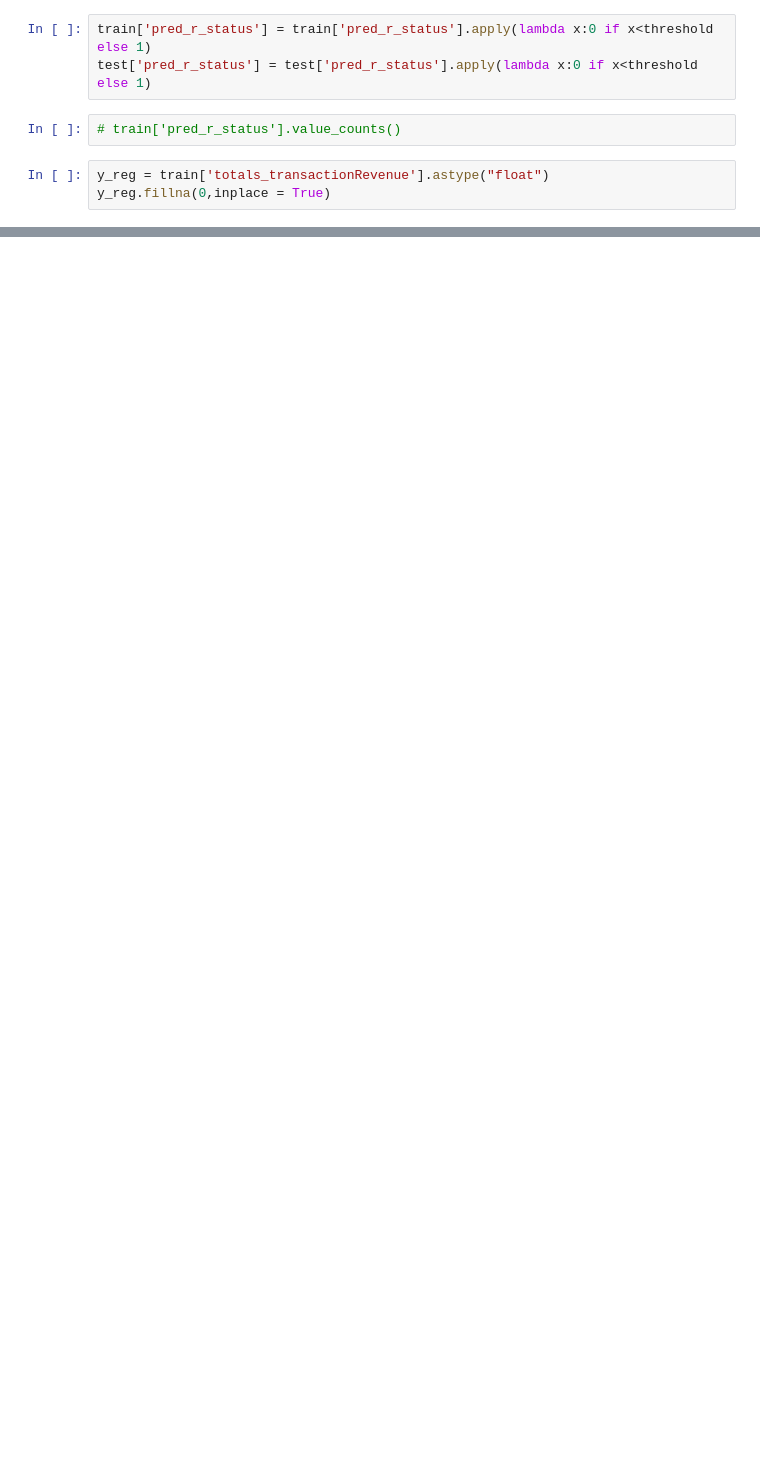
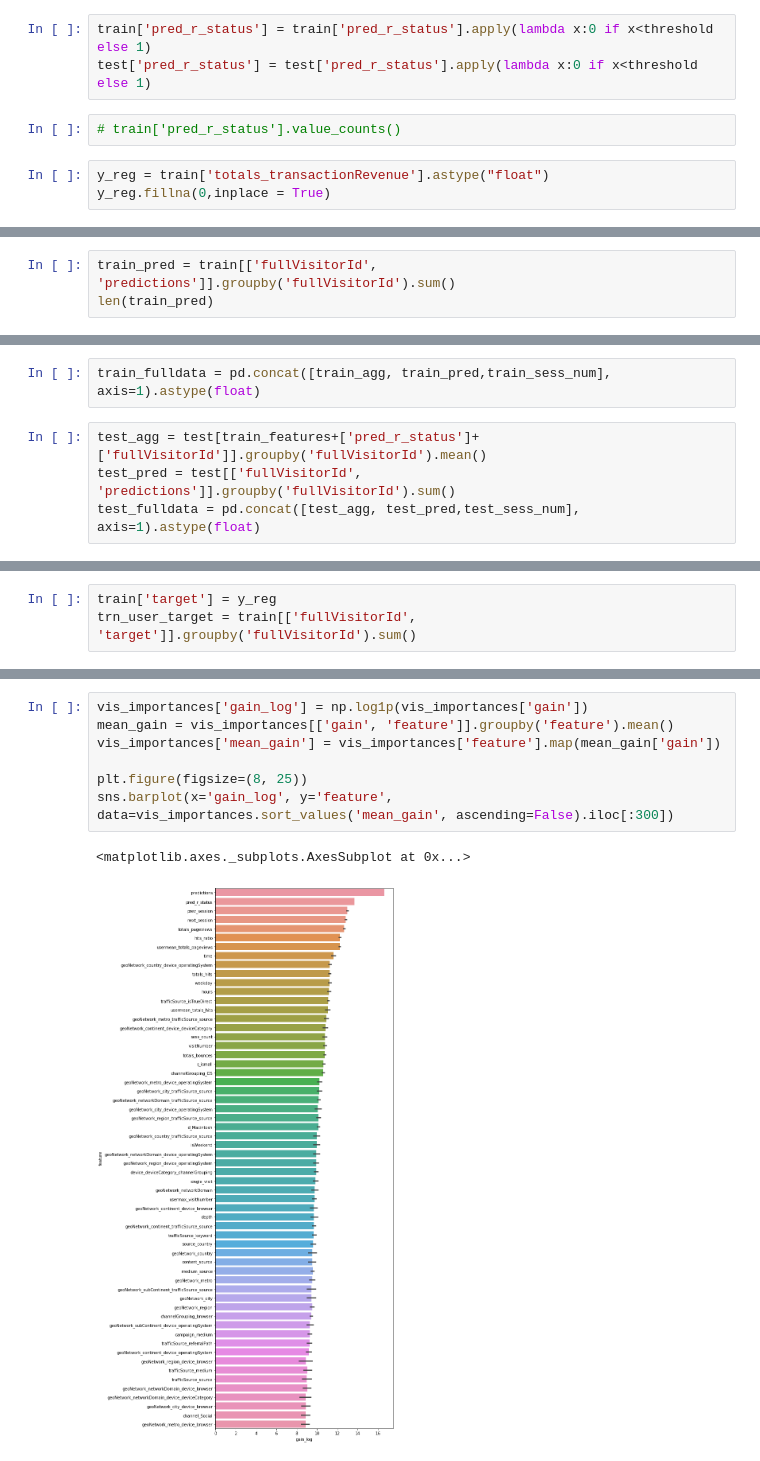
Before and after one commit to BaiTongZheng/GS_Prediction, a Jupyter notebook: Calass_regression.ipynb, the cells around one changed output, grey strips where cells are left out. Cells and saved outputs as stored; diff of their text form; blank space fills up the shorter version.

```diff
--- a/Calass_regression.ipynb
+++ b/Calass_regression.ipynb
@@ -632,0 +663,3 @@ NameError: name 'importances' is not defined
+# %%
+train_pred = train[['fullVisitorId', 'predictions']].groupby('fullVisitorId').sum()
+len(train_pred)
@@ -632,0 +668,6 @@ NameError: name 'importances' is not defined
+# %%
+train_fulldata = pd.concat([train_agg, train_pred,train_sess_num], axis=1).astype(float)
+# %%
+test_agg = test[train_features+['pred_r_status']+['fullVisitorId']].groupby('fullVisitorId').mean()
+test_pred = test[['fullVisitorId', 'predictions']].groupby('fullVisitorId').sum()
+test_fulldata = pd.concat([test_agg, test_pred,test_sess_num], axis=1).astype(float)
@@ -632,0 +678,3 @@ NameError: name 'importances' is not defined
+# %%
+train['target'] = y_reg
+trn_user_target = train[['fullVisitorId', 'target']].groupby('fullVisitorId').sum()
@@ -632,0 +744,10 @@ NameError: name 'importances' is not defined
+# %%
+vis_importances['gain_log'] = np.log1p(vis_importances['gain'])
+mean_gain = vis_importances[['gain', 'feature']].groupby('feature').mean()
+vis_importances['mean_gain'] = vis_importances['feature'].map(mean_gain['gain'])
+
+plt.figure(figsize=(8, 25))
+sns.barplot(x='gain_log', y='feature', data=vis_importances.sort_values('mean_gain', ascending=False).iloc[:300])
+# %% [output]
+<matplotlib.axes._subplots.AxesSubplot at 0x...>
+[figure, added]
```
Also changed, not shown: parts of 26 cells of this notebook.
